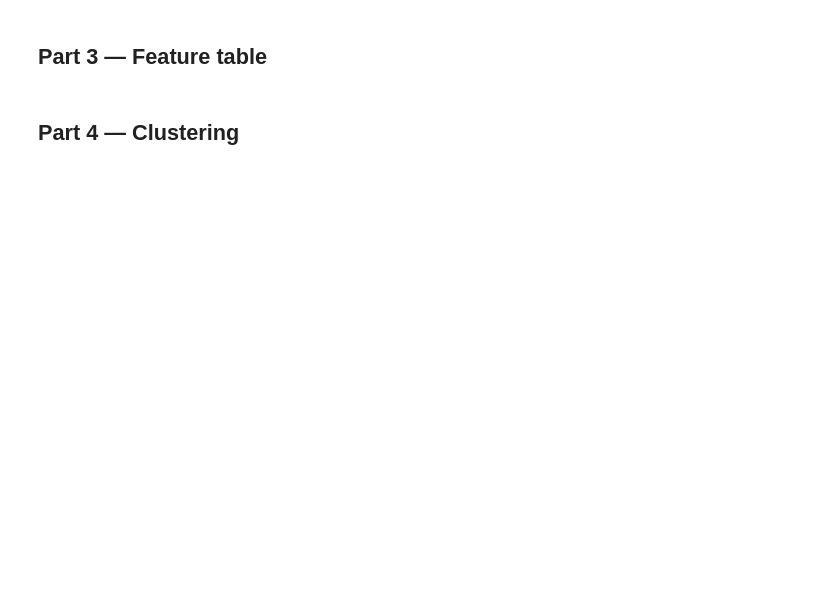
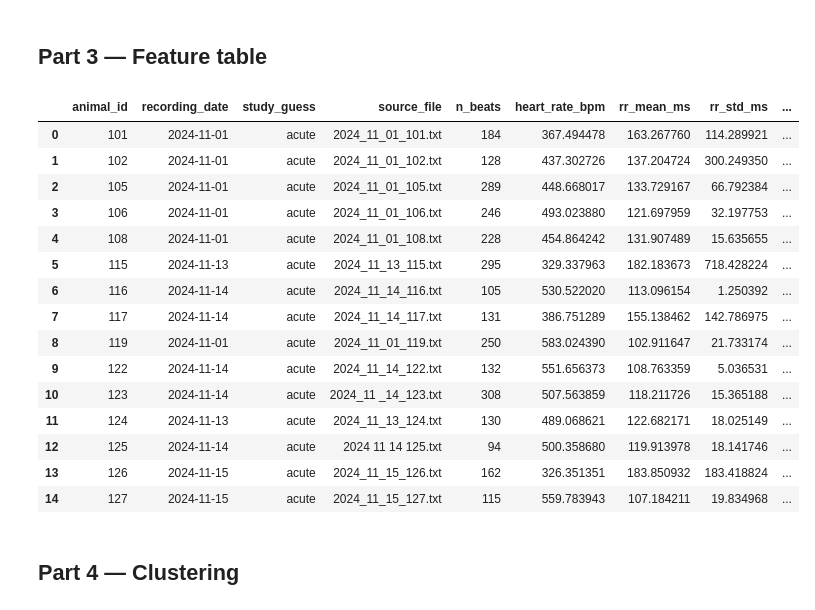
Before and after one commit to Vishva-23/ecg-cardiotoxicity-thesis, a Jupyter notebook: notebooks/02_beat_averaging_and_clustering.ipynb, the cells around one changed output. Cells and saved outputs as stored; diff of their text form; code cells hidden in the pictures; blank space fills up the shorter version.

```diff
--- a/notebooks/02_beat_averaging_and_clustering.ipynb
+++ b/notebooks/02_beat_averaging_and_clustering.ipynb
@@ -515,8 +551,8 @@ for path in files:
             continue
 
         rr_ms          = np.diff(peaks) * (1000.0 / FS)
-        template, t_ms = average_beats(filtered, peaks)
-        feats          = extract_morphology_features(template, t_ms)
+        template, t_ms, beats = average_beats(filtered, peaks)
+        feats          = extract_morphology_features(template, t_ms, beats)
 
         # QTc via Mitchell formula:  QTc = QT / sqrt(RR/100)
         rr_mean_ms = float(np.mean(rr_ms))
@@ -676,14 +759,33 @@ else:
 # %%
 feature_cols = [
     "animal_id", "recording_date", "study_guess", "source_file",
     "n_beats", "heart_rate_bpm", "rr_mean_ms", "rr_std_ms",
     "r_amplitude_mv", "qrs_duration_ms",
     "j_wave_amplitude_mv", "t_wave_amplitude_mv",
-    "rt_interval_ms", "qt_ms", "qtc_ms", "qtc_formula",
+    "rt_interval_ms", "qt_ms", "qtc_ms",
+    "qt_std_ms", "qrs_std_ms", "r_amplitude_std_mv",
+    "qtc_formula",
 ]
 df = pd.DataFrame([{k: a.get(k) for k in feature_cols} for a in per_animal])
 if not df.empty:
     df = df.sort_values("animal_id").reset_index(drop=True)
 df.head(15) if not df.empty else "(empty)"
+# %% [output]
+|  | animal_id | recording_date | study_guess | source_file | n_beats | heart_rate_bpm | rr_mean_ms | rr_std_ms | ... |
+| 0 | 101 | 2024-11-01 | acute | 2024_11_01_101.txt | 184 | 367.494478 | 163.267760 | 114.289921 | ... |
+| 1 | 102 | 2024-11-01 | acute | 2024_11_01_102.txt | 128 | 437.302726 | 137.204724 | 300.249350 | ... |
+| 2 | 105 | 2024-11-01 | acute | 2024_11_01_105.txt | 289 | 448.668017 | 133.729167 | 66.792384 | ... |
+| 3 | 106 | 2024-11-01 | acute | 2024_11_01_106.txt | 246 | 493.023880 | 121.697959 | 32.197753 | ... |
+| 4 | 108 | 2024-11-01 | acute | 2024_11_01_108.txt | 228 | 454.864242 | 131.907489 | 15.635655 | ... |
+| 5 | 115 | 2024-11-13 | acute | 2024_11_13_115.txt | 295 | 329.337963 | 182.183673 | 718.428224 | ... |
+| 6 | 116 | 2024-11-14 | acute | 2024_11_14_116.txt | 105 | 530.522020 | 113.096154 | 1.250392 | ... |
+| 7 | 117 | 2024-11-14 | acute | 2024_11_14_117.txt | 131 | 386.751289 | 155.138462 | 142.786975 | ... |
+| 8 | 119 | 2024-11-01 | acute | 2024_11_01_119.txt | 250 | 583.024390 | 102.911647 | 21.733174 | ... |
+| 9 | 122 | 2024-11-14 | acute | 2024_11_14_122.txt | 132 | 551.656373 | 108.763359 | 5.036531 | ... |
+| 10 | 123 | 2024-11-14 | acute | 2024_11 _14_123.txt | 308 | 507.563859 | 118.211726 | 15.365188 | ... |
+| 11 | 124 | 2024-11-13 | acute | 2024_11_13_124.txt | 130 | 489.068621 | 122.682171 | 18.025149 | ... |
+| 12 | 125 | 2024-11-14 | acute | 2024 11 14 125.txt | 94 | 500.358680 | 119.913978 | 18.141746 | ... |
+| 13 | 126 | 2024-11-15 | acute | 2024_11_15_126.txt | 162 | 326.351351 | 183.850932 | 183.418824 | ... |
+| 14 | 127 | 2024-11-15 | acute | 2024_11_15_127.txt | 115 | 559.783943 | 107.184211 | 19.834968 | ... |
 # %% [markdown]
 ## Part 4 — Clustering
```
Also changed, not shown: parts of 15 cells of this notebook, 5 other files.
